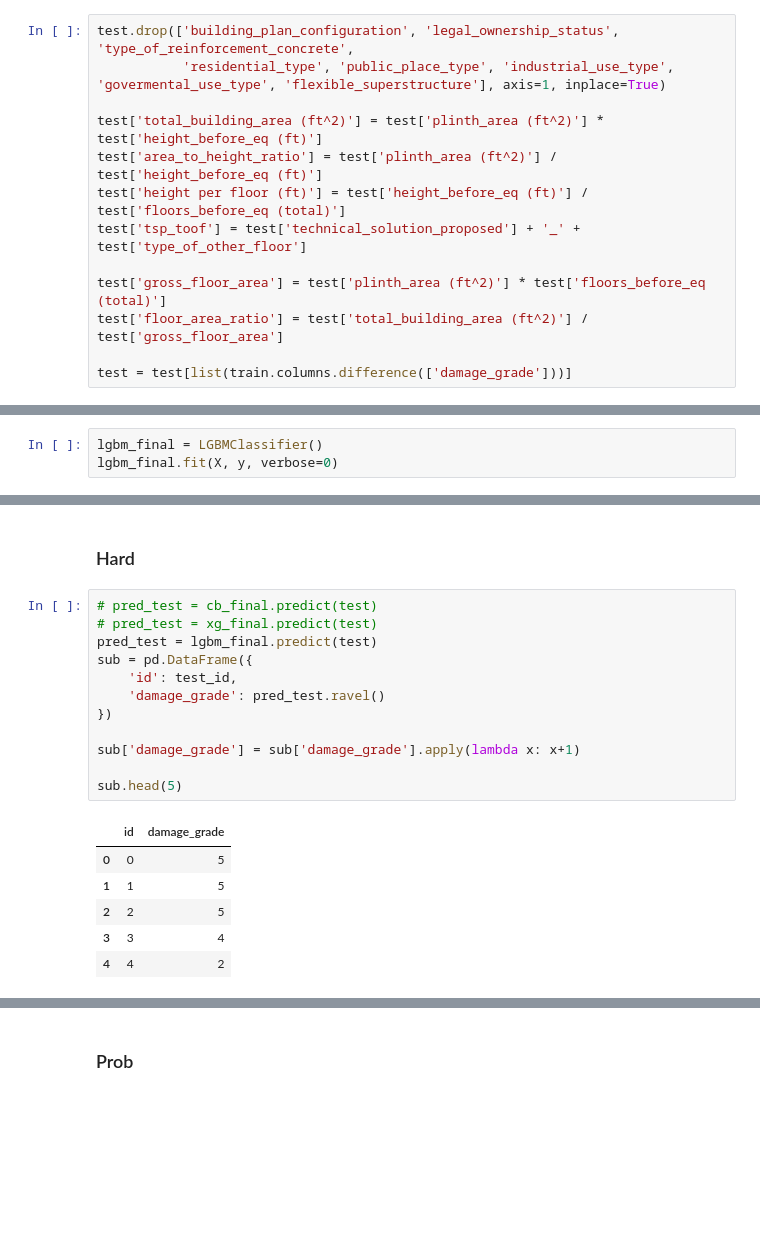
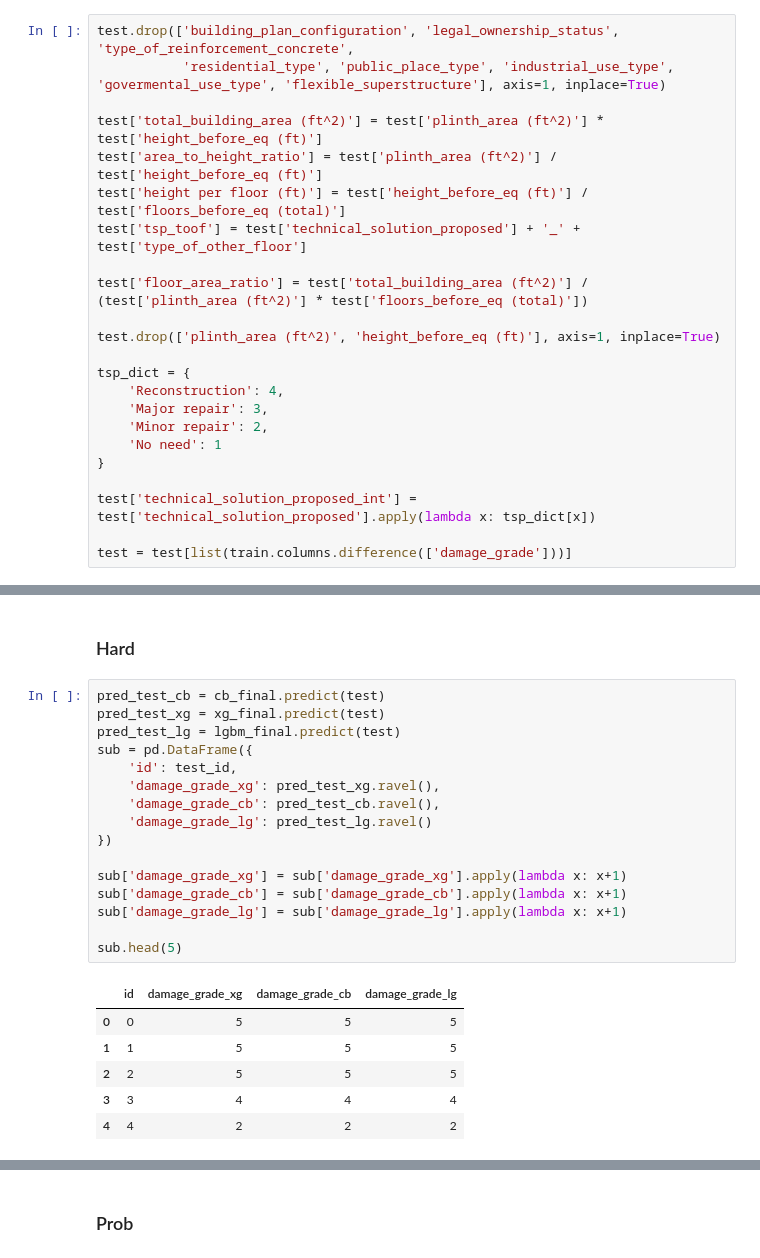
Before and after one commit to ardhanidzaky/joints2023, a Jupyter notebook: full-pipeline.ipynb, the cells around one changed output, grey strips where cells are left out. Drawn from its saved outputs; the diff is of its cells as text; blank space fills up the shorter version.

```diff
--- a/full-pipeline.ipynb
+++ b/full-pipeline.ipynb
@@ -720,8 +699,18 @@ test['area_to_height_ratio'] = test['plinth_area (ft^2)'] / test['height_before_
 test['height per floor (ft)'] = test['height_before_eq (ft)'] / test['floors_before_eq (total)']
 test['tsp_toof'] = test['technical_solution_proposed'] + '_' + test['type_of_other_floor']
 
-test['gross_floor_area'] = test['plinth_area (ft^2)'] * test['floors_before_eq (total)']
-test['floor_area_ratio'] = test['total_building_area (ft^2)'] / test['gross_floor_area']
+test['floor_area_ratio'] = test['total_building_area (ft^2)'] / (test['plinth_area (ft^2)'] * test['floors_before_eq (total)'])
+
+test.drop(['plinth_area (ft^2)', 'height_before_eq (ft)'], axis=1, inplace=True)
+
+tsp_dict = {
+    'Reconstruction': 4,
+    'Major repair': 3,
+    'Minor repair': 2,
+    'No need': 1
+}
+
+test['technical_solution_proposed_int'] = test['technical_solution_proposed'].apply(lambda x: tsp_dict[x])
 
 test = test[list(train.columns.difference(['damage_grade']))]
 # %%
@@ -737,6 +726,3 @@ lgbm_final = LGBMClassifier()
 lgbm_final.fit(X, y, verbose=0)
 # %% [output]
 LGBMClassifier()
-# %%
-lgbm_final = LGBMClassifier()
-lgbm_final.fit(X, y, verbose=0)
@@ -747,22 +731,26 @@ LGBMClassifier()
 # %% [markdown]
 ### Hard
 # %%
-# pred_test = cb_final.predict(test)
-# pred_test = xg_final.predict(test)
-pred_test = lgbm_final.predict(test)
+pred_test_cb = cb_final.predict(test)
+pred_test_xg = xg_final.predict(test)
+pred_test_lg = lgbm_final.predict(test)
 sub = pd.DataFrame({
     'id': test_id,
-    'damage_grade': pred_test.ravel()
+    'damage_grade_xg': pred_test_xg.ravel(),
+    'damage_grade_cb': pred_test_cb.ravel(),
+    'damage_grade_lg': pred_test_lg.ravel()
 })
 
-sub['damage_grade'] = sub['damage_grade'].apply(lambda x: x+1)
+sub['damage_grade_xg'] = sub['damage_grade_xg'].apply(lambda x: x+1)
+sub['damage_grade_cb'] = sub['damage_grade_cb'].apply(lambda x: x+1)
+sub['damage_grade_lg'] = sub['damage_grade_lg'].apply(lambda x: x+1)
 
 sub.head(5)
 # %% [output]
-|  | id | damage_grade |
-| 0 | 0 | 5 |
-| 1 | 1 | 5 |
-| 2 | 2 | 5 |
-| 3 | 3 | 4 |
-| 4 | 4 | 2 |
+|  | id | damage_grade_xg | damage_grade_cb | damage_grade_lg |
+| 0 | 0 | 5 | 5 | 5 |
+| 1 | 1 | 5 | 5 | 5 |
+| 2 | 2 | 5 | 5 | 5 |
+| 3 | 3 | 4 | 4 | 4 |
+| 4 | 4 | 2 | 2 | 2 |
 # %%
```
Also changed, not shown: parts of 44 cells of this notebook.
